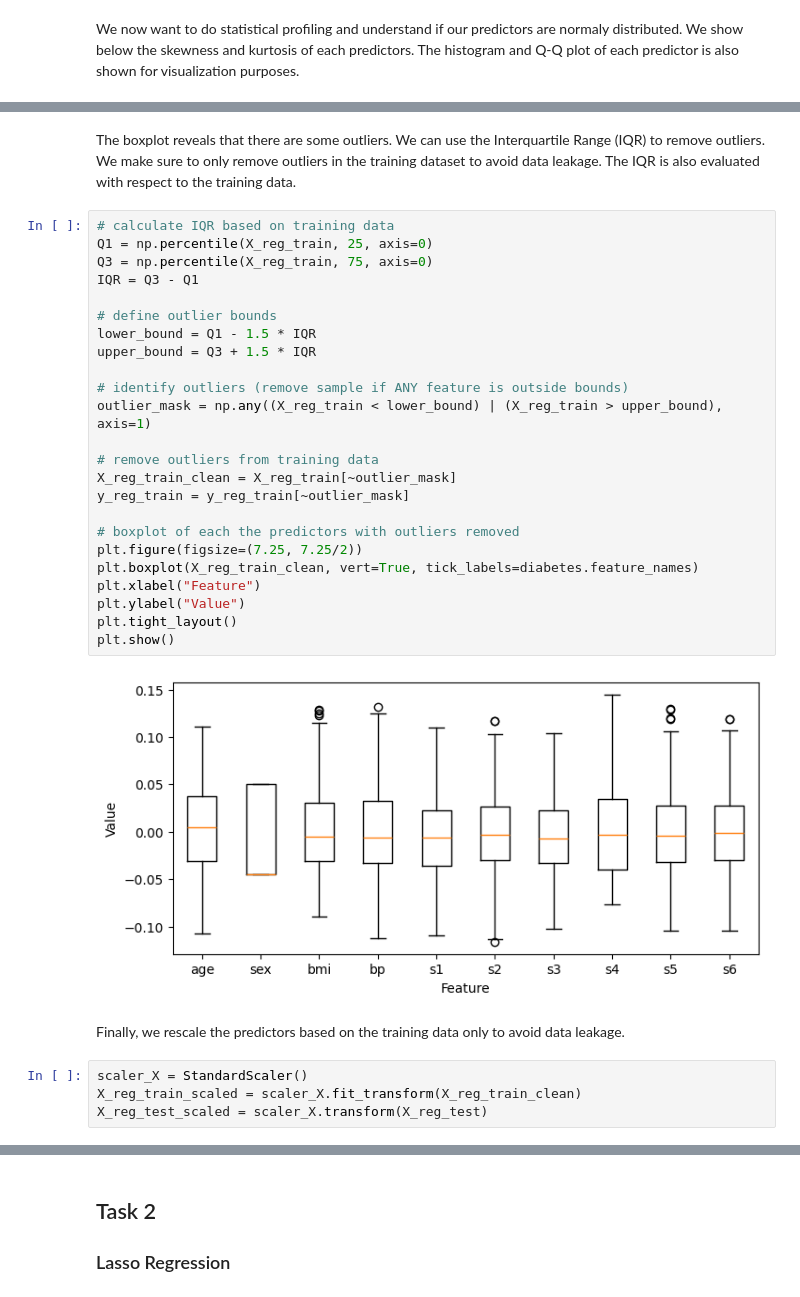
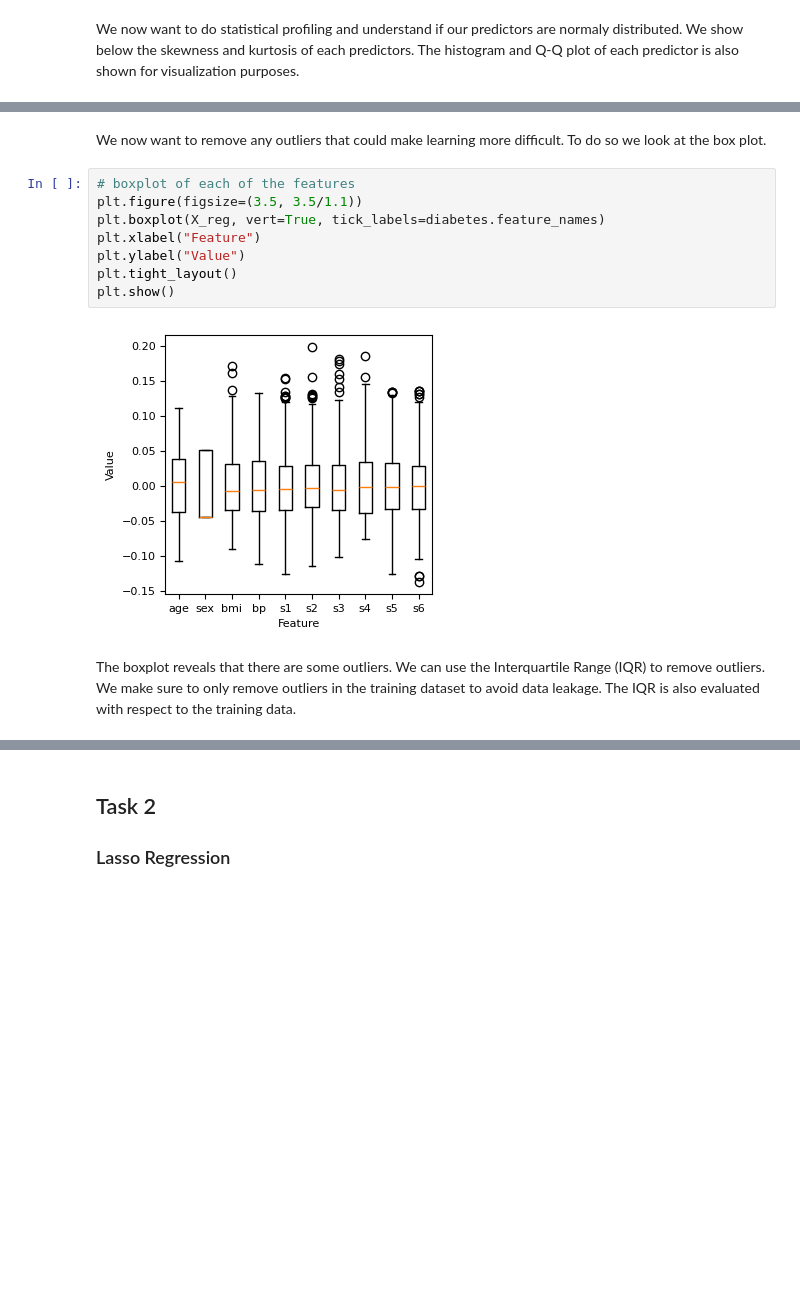
Before and after one commit to MathiasD-P/ECSE_551_A1, a Jupyter notebook: regression.ipynb, the cells around one changed output, grey strips where cells are left out. Cells and saved outputs as stored; diff of their text form; blank space fills up the shorter version.

```diff
--- a/regression.ipynb
+++ b/regression.ipynb
@@ -137,34 +128,14 @@ plt.show()
-# %% [markdown]
-The boxplot reveals that there are some outliers. We can use the Interquartile Range (IQR) to remove outliers. We make sure to only remove outliers in the training dataset to avoid data leakage. The IQR is also evaluated with respect to the training data.
-# %%
-# calculate IQR based on training data
-Q1 = np.percentile(X_reg_train, 25, axis=0)
-Q3 = np.percentile(X_reg_train, 75, axis=0)
-IQR = Q3 - Q1
-
-# define outlier bounds
-lower_bound = Q1 - 1.5 * IQR
-upper_bound = Q3 + 1.5 * IQR
-
-# identify outliers (remove sample if ANY feature is outside bounds)
-outlier_mask = np.any((X_reg_train < lower_bound) | (X_reg_train > upper_bound), axis=1)
-
-# remove outliers from training data
-X_reg_train_clean = X_reg_train[~outlier_mask]
-y_reg_train = y_reg_train[~outlier_mask]
-
-# boxplot of each the predictors with outliers removed
-plt.figure(figsize=(7.25, 7.25/2))
-plt.boxplot(X_reg_train_clean, vert=True, tick_labels=diabetes.feature_names)
-plt.xlabel("Feature")
-plt.ylabel("Value")
-plt.tight_layout()
-plt.show()
-# %% [output]
-[figure, removed]
-# %% [markdown]
-Finally, we rescale the predictors based on the training data only to avoid data leakage.
-# %%
-scaler_X = StandardScaler()
-X_reg_train_scaled = scaler_X.fit_transform(X_reg_train_clean)
-X_reg_test_scaled = scaler_X.transform(X_reg_test)
+# %% [markdown]
+We now want to remove any outliers that could make learning more difficult. To do so we look at the box plot.
+# %%
+# boxplot of each of the features
+plt.figure(figsize=(3.5, 3.5/1.1))
+plt.boxplot(X_reg, vert=True, tick_labels=diabetes.feature_names)
+plt.xlabel("Feature")
+plt.ylabel("Value")
+plt.tight_layout()
+plt.show()
+# %% [output]
+[figure, added]
+# %% [markdown]
+The boxplot reveals that there are some outliers. We can use the Interquartile Range (IQR) to remove outliers. We make sure to only remove outliers in the training dataset to avoid data leakage. The IQR is also evaluated with respect to the training data.
```
Also changed, not shown: parts of 13 cells of this notebook.
